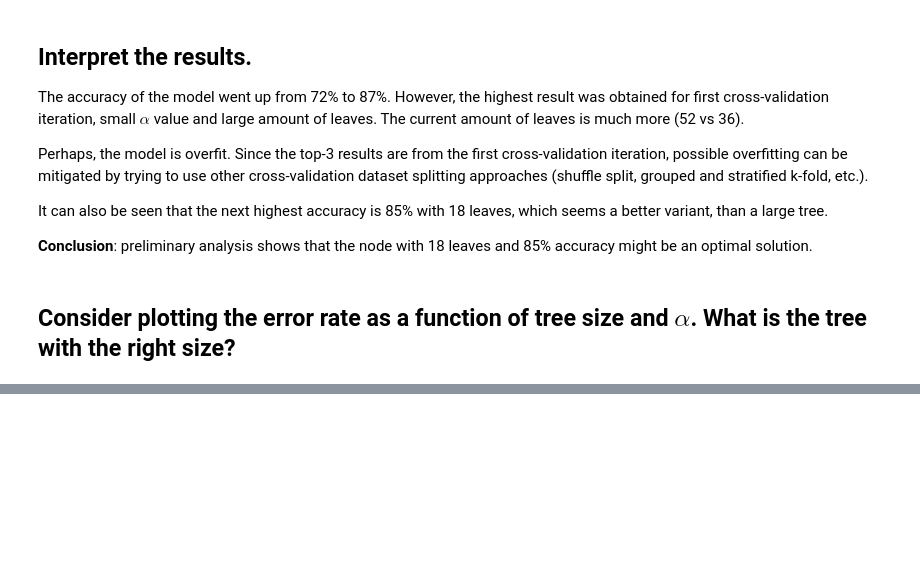
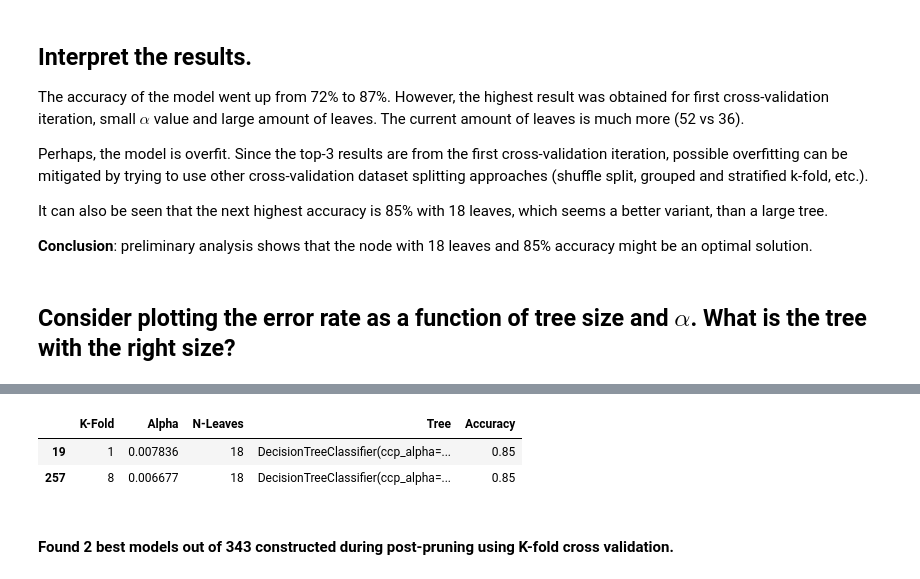
Before and after one commit to shevchenkobn/ml-practice, a Jupyter notebook: a6/a6.ipynb, the cells around one changed output, grey strips where cells are left out. Drawn from its saved outputs; the diff is of its cells as text; code cells hidden in the pictures; blank space fills up the shorter version.

Commit message:
A6: Finish k-fold pruning analysis.

```diff
--- a/a6/a6.ipynb
+++ b/a6/a6.ipynb
@@ -465,0 +483,9 @@ It can also be seen that the next highest accuracy is 85% with 18 leaves, which
+# %%
+best_results = cv_results[cv_results.apply(lambda row: 0.825 < row['Accuracy'] < 0.875 and row['N-Leaves'] < 20 and row['Alpha'] < 0.01, axis=1)].sort_values('Accuracy', ascending=False)
+display(best_results)
+display(Markdown(f'#### Found {best_results.shape[0]} best models out of {cv_results.shape[0]} constructed during post-pruning using K-fold cross validation.'))
+# %% [output]
+|  | K-Fold | Alpha | N-Leaves | Tree | Accuracy |
+| 19 | 1 | 0.007836 | 18 | DecisionTreeClassifier(ccp_alpha=... | 0.85 |
+| 257 | 8 | 0.006677 | 18 | DecisionTreeClassifier(ccp_alpha=... | 0.85 |
+#### Found 2 best models out of 343 constructed during post-pruning using K-fold cross validation.
```
Also changed, not shown: parts of 4 cells of this notebook, 1 other file.
